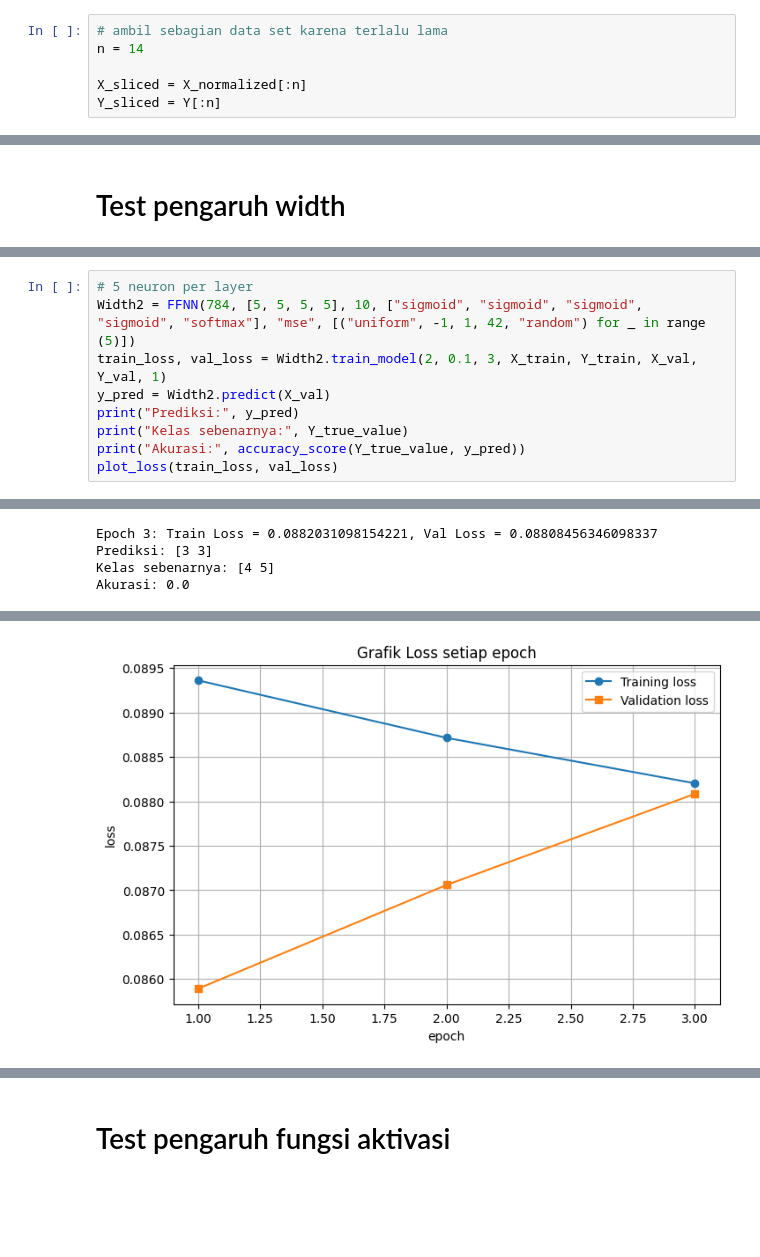
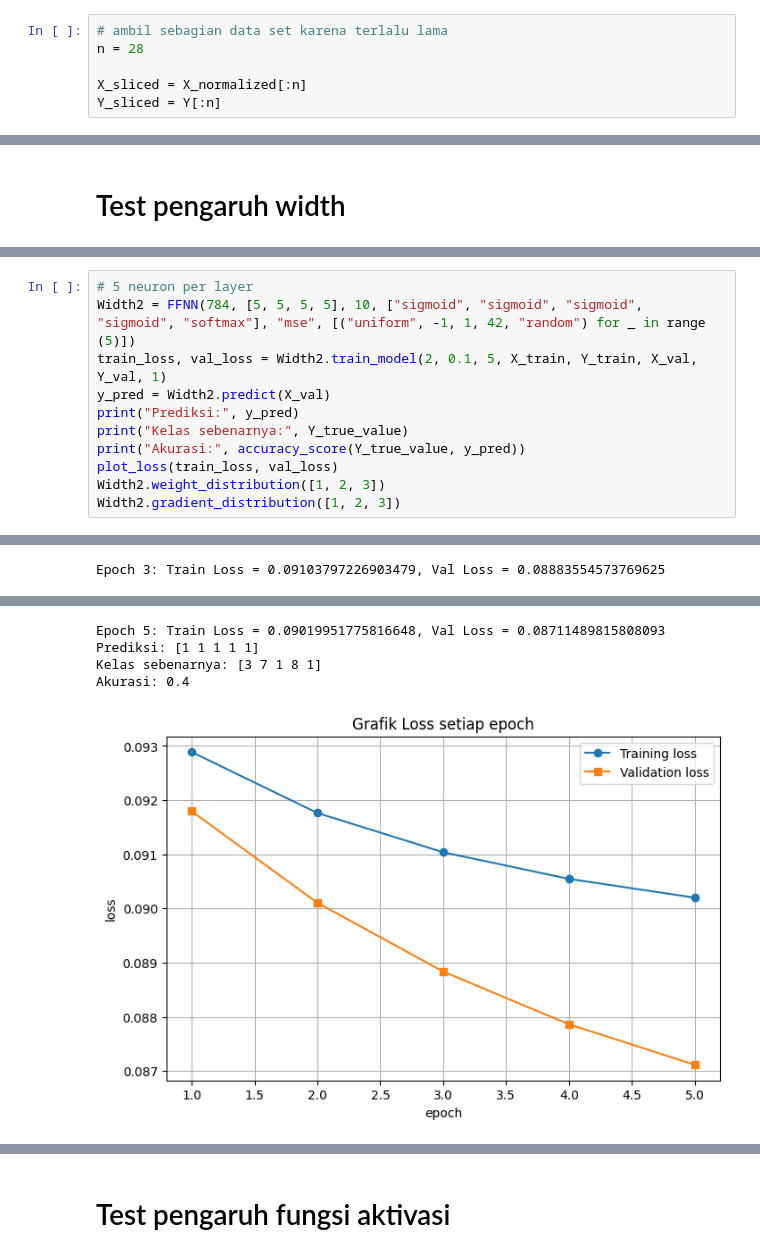
Before and after one commit to Devinzenzhang/Tubes_ML_1, a Jupyter notebook: src/test.ipynb, the cells around one changed output, grey strips where cells are left out. Saved outputs shown, nothing was run; the diff lists cells and outputs as text; blank space fills up the shorter version.

```diff
--- a/src/test.ipynb
+++ b/src/test.ipynb
@@ -23,7 +973,7 @@ Y = np.eye(10)[y.astype(int)] # one hot encoding untuk output
 X_normalized = X / 255
 # %%
 # ambil sebagian data set karena terlalu lama
-n = 14
+n = 28
 
 X_sliced = X_normalized[:n]
 Y_sliced = Y[:n]
@@ -153,10 +1139,12 @@ Akurasi: 0.0
 # %%
 # 5 neuron per layer
 Width2 = FFNN(784, [5, 5, 5, 5], 10, ["sigmoid", "sigmoid", "sigmoid", "sigmoid", "softmax"], "mse", [("uniform", -1, 1, 42, "random") for _ in range (5)])
-train_loss, val_loss = Width2.train_model(2, 0.1, 3, X_train, Y_train, X_val, Y_val, 1)
+train_loss, val_loss = Width2.train_model(2, 0.1, 5, X_train, Y_train, X_val, Y_val, 1)
 y_pred = Width2.predict(X_val)
 print("Prediksi:", y_pred)
 print("Kelas sebenarnya:", Y_true_value)
 print("Akurasi:", accuracy_score(Y_true_value, y_pred))
 plot_loss(train_loss, val_loss)
+Width2.weight_distribution([1, 2, 3])
+Width2.gradient_distribution([1, 2, 3])
 # %% [output]
@@ -165,4 +1153 @@ Epoch 2: Train Loss = 0.08871481511759417, Val Loss = 0.0870590425786256
-Epoch 3: Train Loss = 0.0882031098154221, Val Loss = 0.08808456346098337
-Prediksi: [3 3]
-Kelas sebenarnya: [4 5]
-Akurasi: 0.0
+Epoch 3: Train Loss = 0.09103797226903479, Val Loss = 0.08883554573769625
@@ -169 +1155,5 @@ Akurasi: 0.0
+Epoch 5: Train Loss = 0.09019951775816648, Val Loss = 0.08711489815808093
+Prediksi: [1 1 1 1 1]
+Kelas sebenarnya: [3 7 1 8 1]
+Akurasi: 0.4
-[figure, old version]
+[figure, new version]
```
Also changed, not shown: parts of 30 cells of this notebook.
